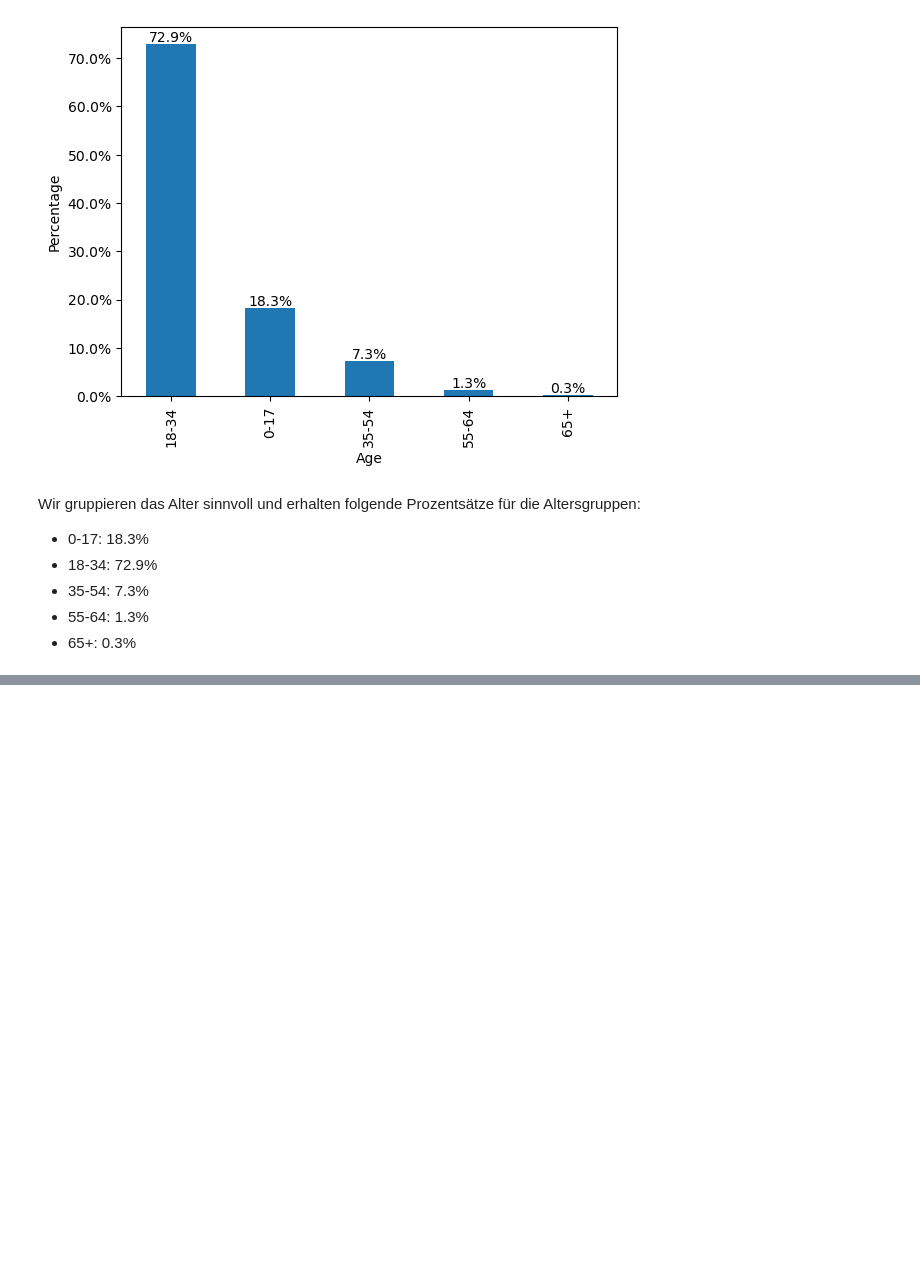
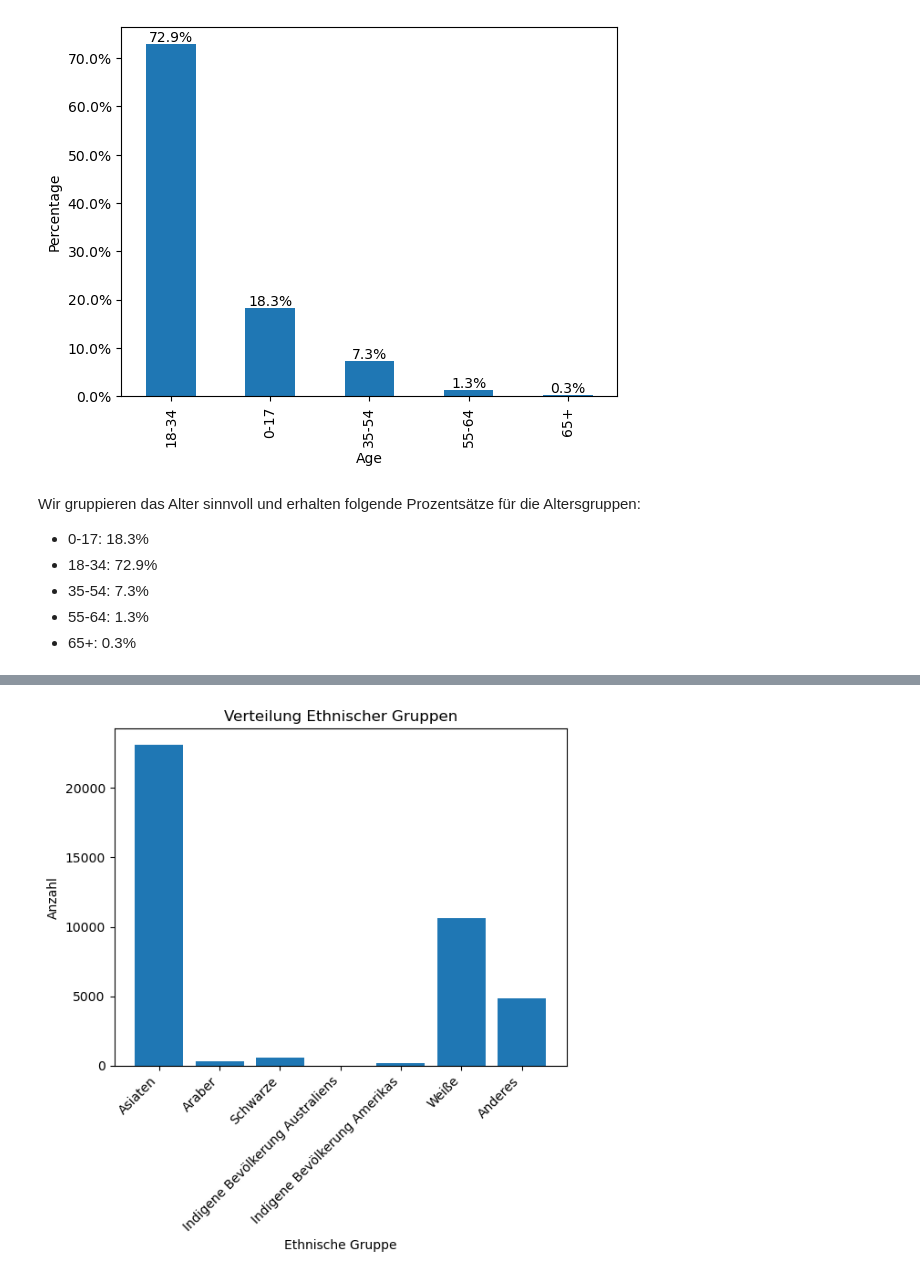
Before and after one commit to wi21b030/Mental-Health, a Jupyter notebook: Mental-Health.ipynb, the cells around one changed output, grey strips where cells are left out. Saved outputs shown, nothing was run; the diff lists cells and outputs as text; code cells hidden in the pictures; blank space fills up the shorter version.

```diff
--- a/Mental-Health.ipynb
+++ b/Mental-Health.ipynb
@@ -221,0 +324,11 @@ Wir gruppieren das Alter sinnvoll und erhalten folgende Prozentsätze für die A
+# %%
+races = {10: "Asiaten", 20: "Araber", 30: "Schwarze", 40: "Indigene Bevölkerung Australiens", 50: "Indigene Bevölkerung Amerikas", 60: "Weiße", 70: "Anderes"}
+
+counts = {race: collection.count_documents({'race': race}) for race in races.keys()}
+
+total = sum(counts.values())
+
+percentages = {races[race]: count / total * 100 for race, count in counts.items()}
+
+for race, percent in percentages.items():
+    print("{}: {:.2f}%".format(race, percent))
@@ -221,0 +343,20 @@ Wir gruppieren das Alter sinnvoll und erhalten folgende Prozentsätze für die A
+# %%
+races = {10: "Asiaten", 20: "Araber", 30: "Schwarze", 40: "Indigene Bevölkerung Australiens", 50: "Indigene Bevölkerung Amerikas", 60: "Weiße", 70: "Anderes"}
+
+counts = {race: collection.count_documents({'race': race}) for race in races.keys()}
+
+total = sum(counts.values())
+
+percentages = {races[race]: count / total * 100 for race, count in counts.items()}
+
+x = list(races.values())
+y = list(counts.values())
+
+plt.bar(x, y)
+plt.xlabel("Ethnische Gruppe")
+plt.ylabel("Anzahl")
+plt.title("Verteilung Ethnischer Gruppen")
+plt.xticks(rotation=45, ha='right')
+plt.show()
+# %% [output]
+[figure, added]
```
Also changed, not shown: parts of 7 cells of this notebook.
